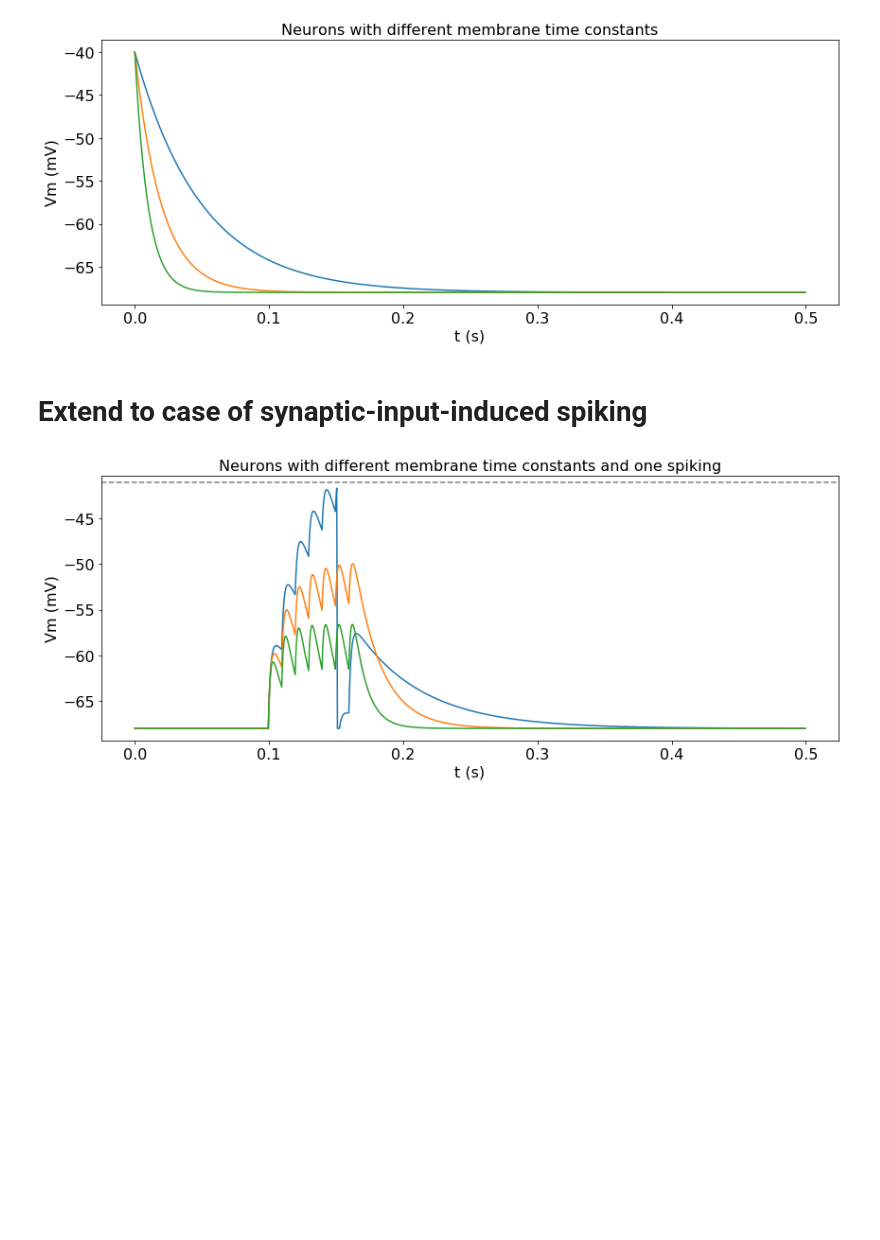
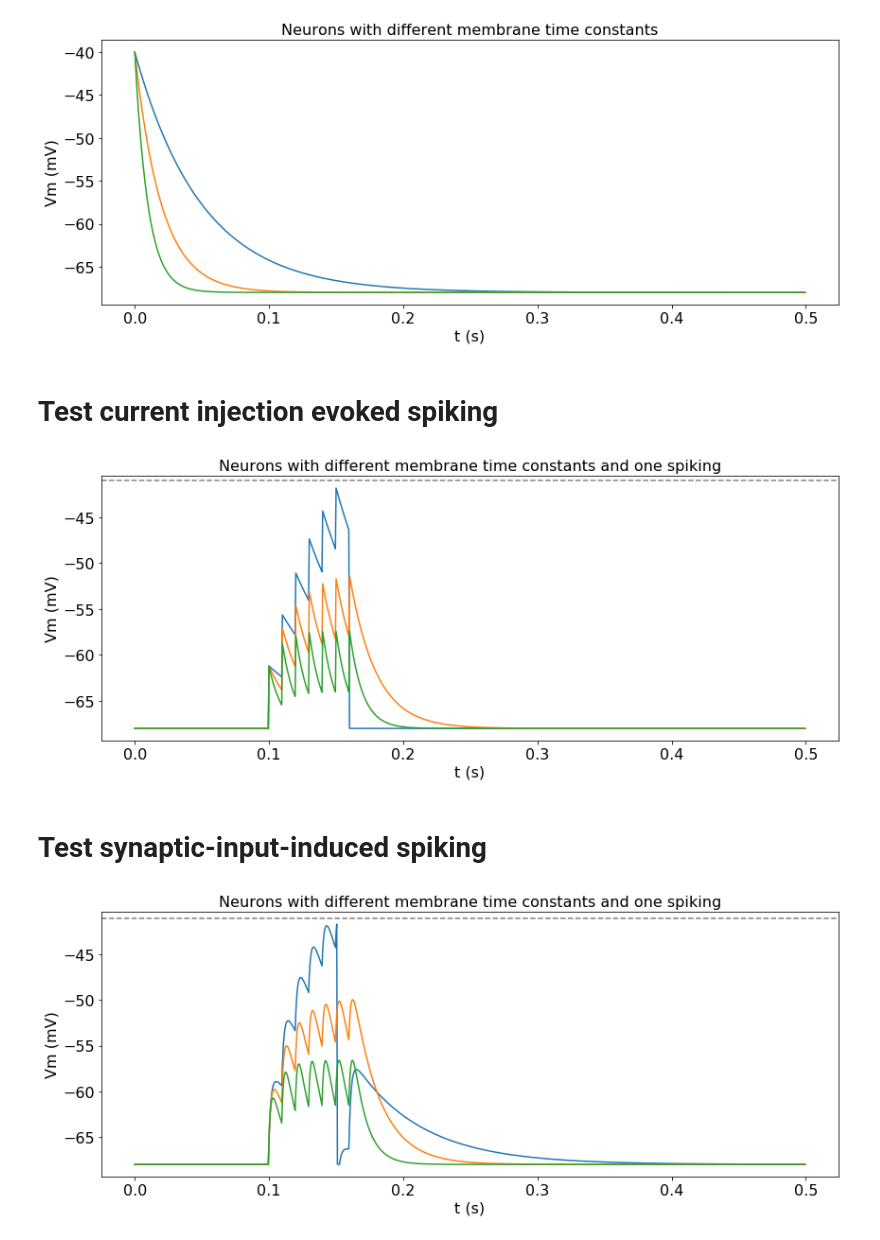
Before and after one commit to rkp8000/network_replay, a Jupyter notebook: test_ntwk.ipynb, the cells around one changed output. Saved outputs shown, nothing was run; the diff lists cells and outputs as text; code cells hidden in the pictures; blank space fills up the shorter version.

Commit message:
Add and test argument for external current injection when running LIFNtwk.

```diff
--- a/test_ntwk.ipynb
+++ b/test_ntwk.ipynb
@@ -42,8 +42,58 @@ ax.set_title('Neurons with different membrane time constants')
 set_font_size(ax, 16)
 # %% [output]
 [figure]
+# %% [markdown]
+# Test current injection evoked spiking
+# %%
+%reset -f
+%matplotlib inline
+import matplotlib.pyplot as plt
+import numpy as np
+
+from ntwk import LIFNtwk
+from disp import set_font_size
+
+
+t_m = np.array([0.05, 0.02, 0.01])
+e_l = -0.068 * np.ones(3)
+v_th = -0.041 * np.ones(3)
+v_reset = -0.068 * np.ones(3)
+t_r = 0.002 * np.ones(3)
+es_syn = {'AMPA': 0}
+ts_syn = {'AMPA': 0.002}
+ws_rcr = {'AMPA': np.zeros((3, 3))}
+ws_up = {'AMPA': 0.04 * np.eye(3)}
+
+dt = 0.0005
+ts = np.arange(0, 0.5, dt)
+spks_up = np.zeros((len(ts), 3))
+
+i_ext = np.zeros((len(ts), 3))
+ts_i_ext = [0.1, 0.11, 0.12, 0.13, 0.14, 0.15, 0.16]
+
+for t in ts_i_ext:
+    i_ext[int(t/dt), :] = 0.0068
+
+ntwk = LIFNtwk(
+    t_m=t_m, e_l=e_l, v_th=v_th, v_reset=v_reset, t_r=t_r,
+    es_syn=es_syn, ts_syn=ts_syn, ws_rcr=ws_rcr, ws_up=ws_up)
+
+resp = ntwk.run(spks_up=spks_up, i_ext=i_ext, dt=dt)
+
+fig, ax = plt.subplots(1, 1, figsize=(12, 5), tight_layout=True)
+
+ax.plot(ts, 1000 * resp.vs)
+ax.axhline(-41, color='gray', ls='--')
+
+ax.set_xlabel('t (s)')
+ax.set_ylabel('Vm (mV)')
+ax.set_title('Neurons with different membrane time constants and one spiking')
+
+set_font_size(ax, 16)
+# %% [output]
+[figure, added]
 # %% [markdown]
-# Extend to case of synaptic-input-induced spiking
+# Test synaptic-input-induced spiking
 # %%
 %reset -f
 %matplotlib inline
```
Also changed, not shown: parts of 9 cells of this notebook, 1 other file.
